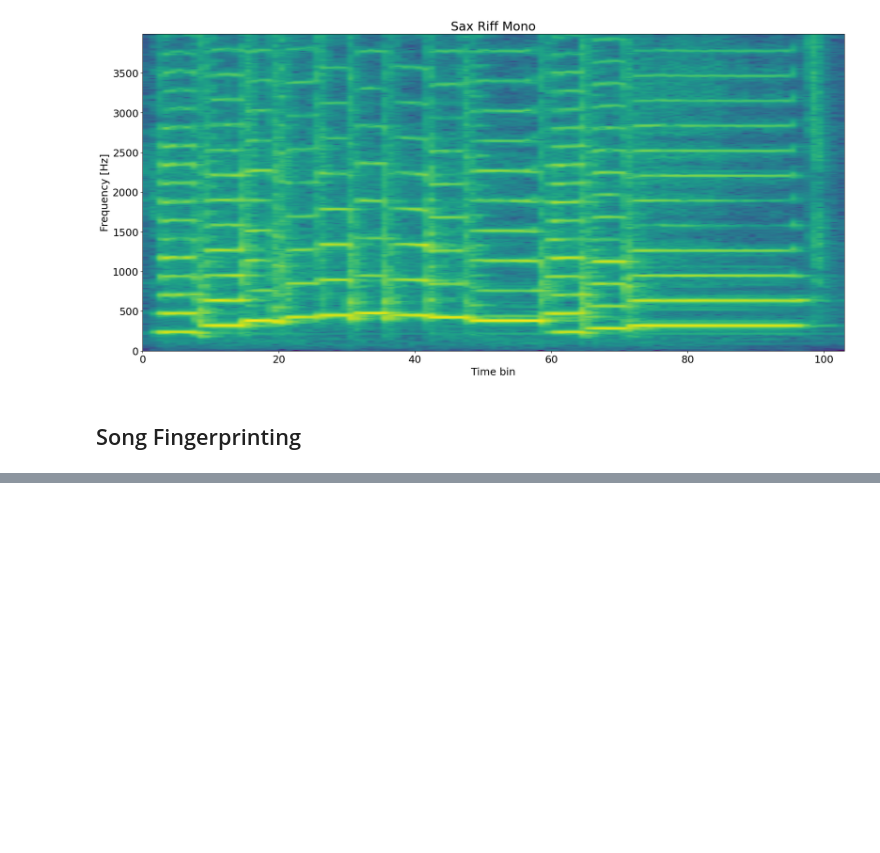
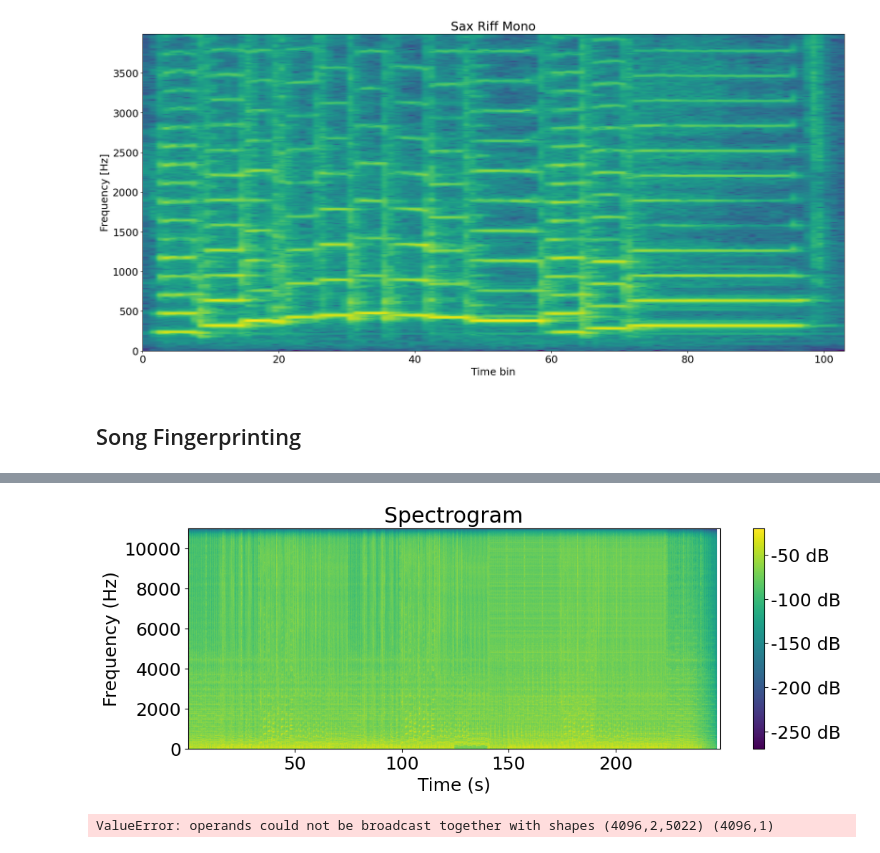
Before and after one commit to vitormeriat/digital-audio-processing, a Jupyter notebook: 08-analizing-hashing.ipynb, the cells around one changed output, grey strips where cells are left out. Drawn from its saved outputs; the diff is of its cells as text; code cells hidden in the pictures; blank space fills up the shorter version.

```diff
--- a/08-analizing-hashing.ipynb
+++ b/08-analizing-hashing.ipynb
@@ -121,6 +186,38 @@ show_specgram(Z_cut, 'viridis', extent_cut)
+# %%
+# Carregar o arquivo de áudio
+y, sr = librosa.load('audios/Get Lucky-Nile Rodgers-Daft Punk.wav')
+
+# Calcular o espectograma
+spec, freqs, t = specgram(x=y, Fs=sr, NFFT=2048, noverlap=1024)
+
+# Converter para escala logarítmica
+log_specgram = 10 * np.log10(spec)
+
+# Plotar o espectograma
+plt.figure(figsize=(12, 4))
+plt.imshow(log_specgram, origin='lower', extent=[t[0], t[-1], freqs[0], freqs[-1]], aspect='auto', cmap='viridis')
+plt.colorbar(format='%+2.0f dB')
+plt.xlabel('Time (s)')
+plt.ylabel('Frequency (Hz)')
+plt.title('Spectrogram')
+plt.show()
+# %% [output]
+[figure, added]
 # %%
 rate1, song_array1 = wavfile.read('audios/Firework-Katy Perry.wav')
 rate2, song_array2 = wavfile.read('audios/Get Lucky-Nile Rodgers-Daft Punk.wav')
+# %%
+spec1, freqs1, t1 = specgram(x=song_array1, NFFT=4096, Fs=rate1, noverlap=2048)
+spec2, freqs2, t2 = specgram(x=song_array2, NFFT=4096, Fs=rate2, noverlap=2048)
+
+# Ensure the shapes are compatible for broadcasting
+spec1 = np.reshape(spec1, (spec1.shape[0], -1))
+spec2 = np.reshape(spec2, (spec2.shape[0], -1))
+
+spec1[spec1 == 0] = 1e-6
+spec2[spec2 == 0] = 1e-6
+# %% [output]
+ValueError: operands could not be broadcast together with shapes (4096,2,5022) (4096,1)
 # %%
 spec1, freqs1, t1 = specgram(x=song_array1, NFFT=4096, Fs=rate1, noverlap=2048)
 spec2, freqs2, t2 = specgram(x=song_array2, NFFT=4096, Fs=rate2, noverlap=2048)
```
Also changed, not shown: parts of 8 cells of this notebook, 10 other files.
